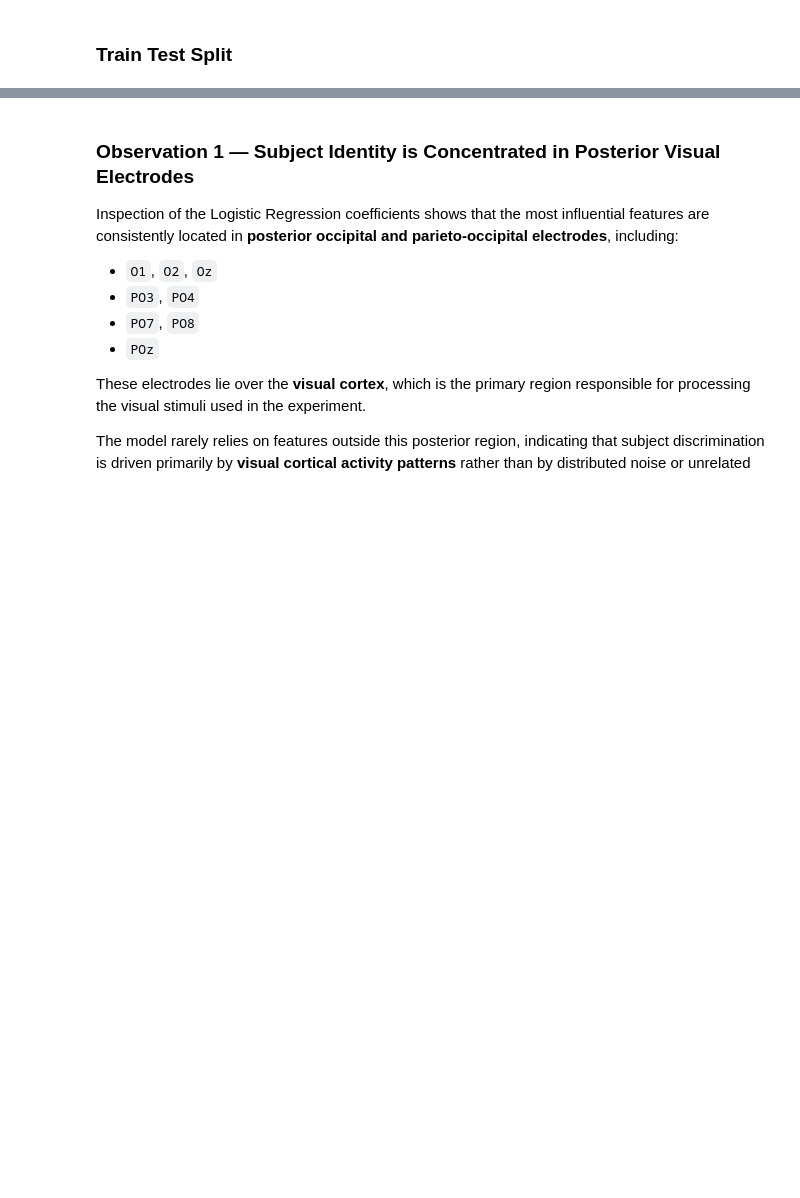
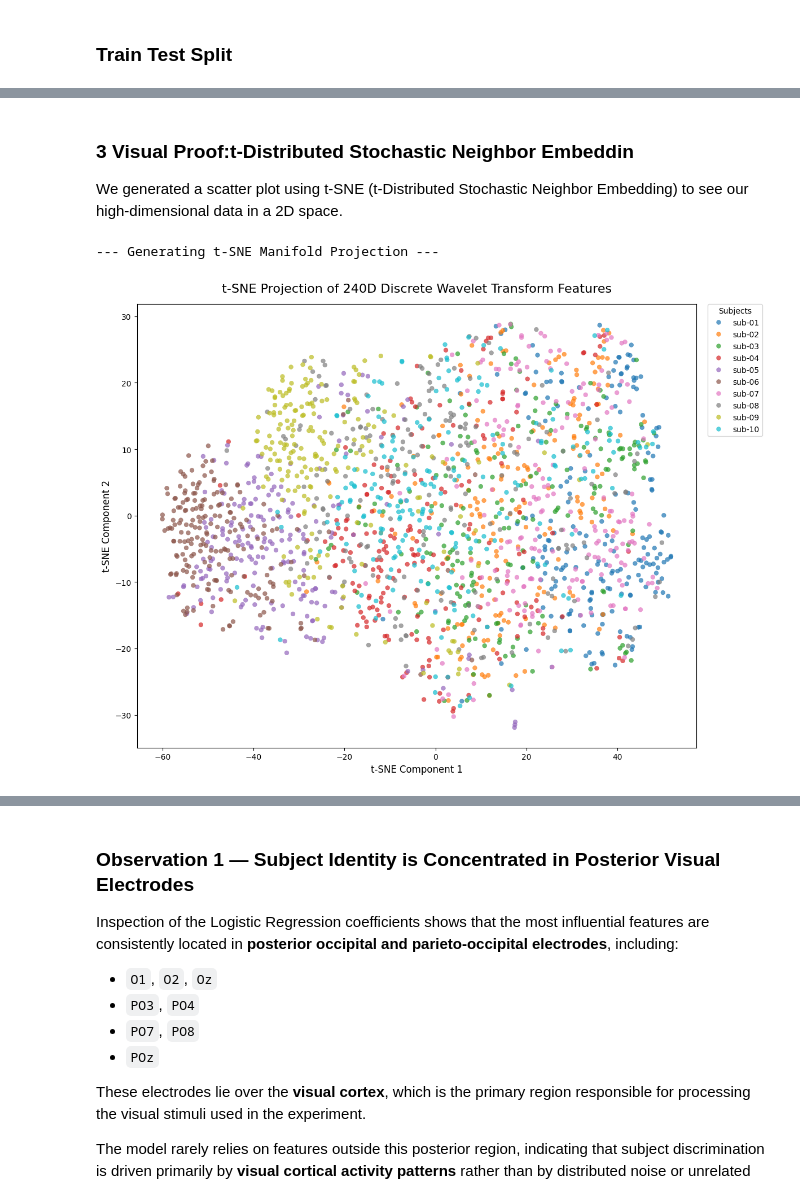
Before and after one commit to Dennis-T-cloud/EEG-Biometrics-Neural-Identity, a Jupyter notebook: 05_ml.ipynb, the cells around one changed output, grey strips where cells are left out. Drawn from its saved outputs; the diff is of its cells as text; code cells hidden in the pictures; blank space fills up the shorter version.

```diff
--- a/05_ml.ipynb
+++ b/05_ml.ipynb
@@ -8,0 +24,7 @@ import seaborn as sns
+# %%
+subject_names = [f"sub-{i:02d}" for i in range(1, 11)] # ['sub-01', ..., 'sub-10']
+le = LabelEncoder()
+le.fit(subject_names)
+
+label_mapping = dict(zip(le.transform(le.classes_), le.classes_))
+print("Label Mapping Dictionary:", label_mapping)
@@ -581,0 +137,67 @@ Top features for subject 0:
+# %% [markdown]
+### 3 Visual Proof:t-Distributed Stochastic Neighbor Embeddin
+
+We generated a scatter plot using t-SNE (t-Distributed Stochastic Neighbor Embedding) to see our high-dimensional data in a 2D space.
+# %%
+import numpy as np
+import pandas as pd
+import matplotlib.pyplot as plt
+import seaborn as sns
+from sklearn.manifold import TSNE
+from sklearn.preprocessing import StandardScaler
+
+print("--- Generating t-SNE Manifold Projection ---")
+
+# 1 Standardization is crucial for t-SNE
+scaler = StandardScaler()
+X_scaled = scaler.fit_transform(X) # X shape is (20000, 240)
+
+# 2. Subsampling
+# 2000 samples per subject is too much for t-SNE, so we will randomly sample 200 samples per subject (total 2000 samples)
+# to speed up t-SNE and make the plot clearer.
+np.random.seed(42)
+sample_indices = []
+for label in np.unique(y):
+    idx = np.where(y == label)[0]
+    sampled_idx = np.random.choice(idx, size=200, replace=False)
+    sample_indices.extend(sampled_idx)
+
+X_sampled = X_scaled[sample_indices]
+y_sampled = y[sample_indices]
+
+# 3. t-SNE Dimensionality
+tsne = TSNE(n_components=2, perplexity=30, random_state=42, init='pca', learning_rate='auto')
+X_tsne = tsne.fit_transform(X_sampled)
+
+# 4. Create a DataFrame for plotting
+# We will map the numeric labels back to subject names for better interpretability in the plot.
+mapped_labels = [label_mapping[label] for label in y_sampled]
+
+tsne_df = pd.DataFrame({
+    'TSNE Component 1': X_tsne[:, 0],
+    'TSNE Component 2': X_tsne[:, 1],
+    'Subject Identity': mapped_labels
+})
+
+# 5. draw the t-SNE scatter plot
+plt.figure(figsize=(12, 9))
+sns.scatterplot(
+    x='TSNE Component 1',
+    y='TSNE Component 2',
+    hue='Subject Identity',
+    palette='tab10',
+    data=tsne_df,
+    alpha=0.7,
+    s=30,
+    edgecolor=None
+)
+
+plt.title('t-SNE Projection of 240D Discrete Wavelet Transform Features', fontsize=16, pad=15)
+plt.xlabel('t-SNE Component 1', fontsize=12)
+plt.ylabel('t-SNE Component 2', fontsize=12)
+plt.legend(bbox_to_anchor=(1.02, 1), loc='upper left', title='Subjects', borderaxespad=0.)
+plt.tight_layout()
+plt.show()
+# %% [output]
+--- Generating t-SNE Manifold Projection ---
+[figure, added]
```
Also changed, not shown: parts of 65 cells of this notebook, 4 other files.
